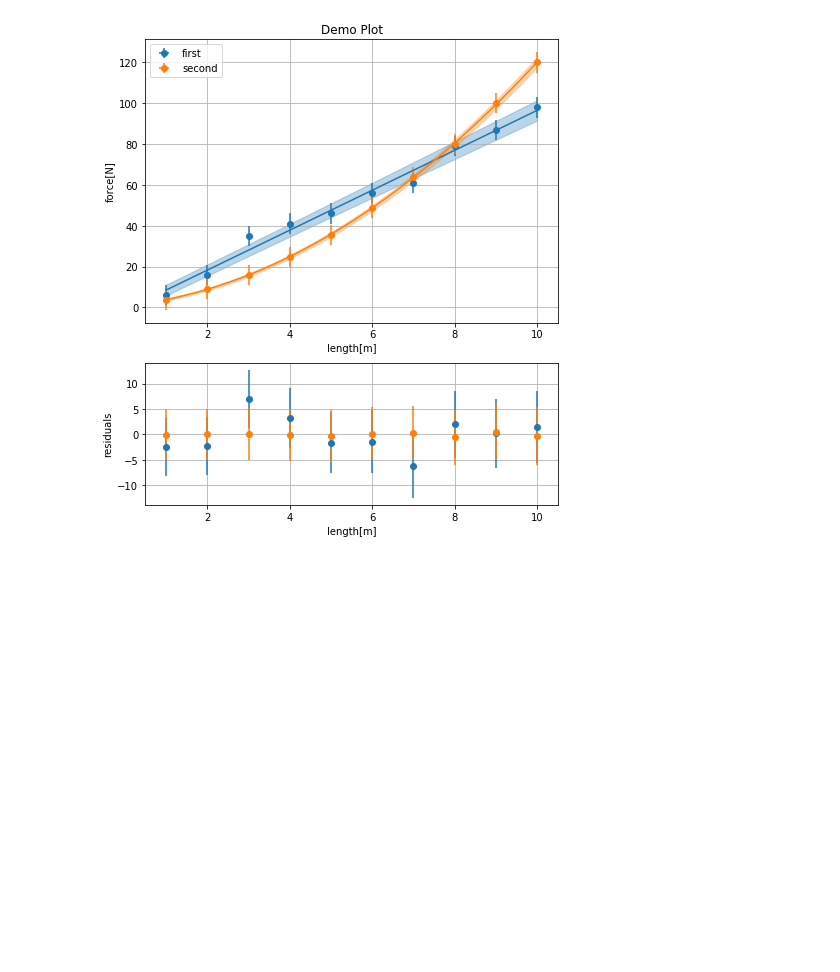
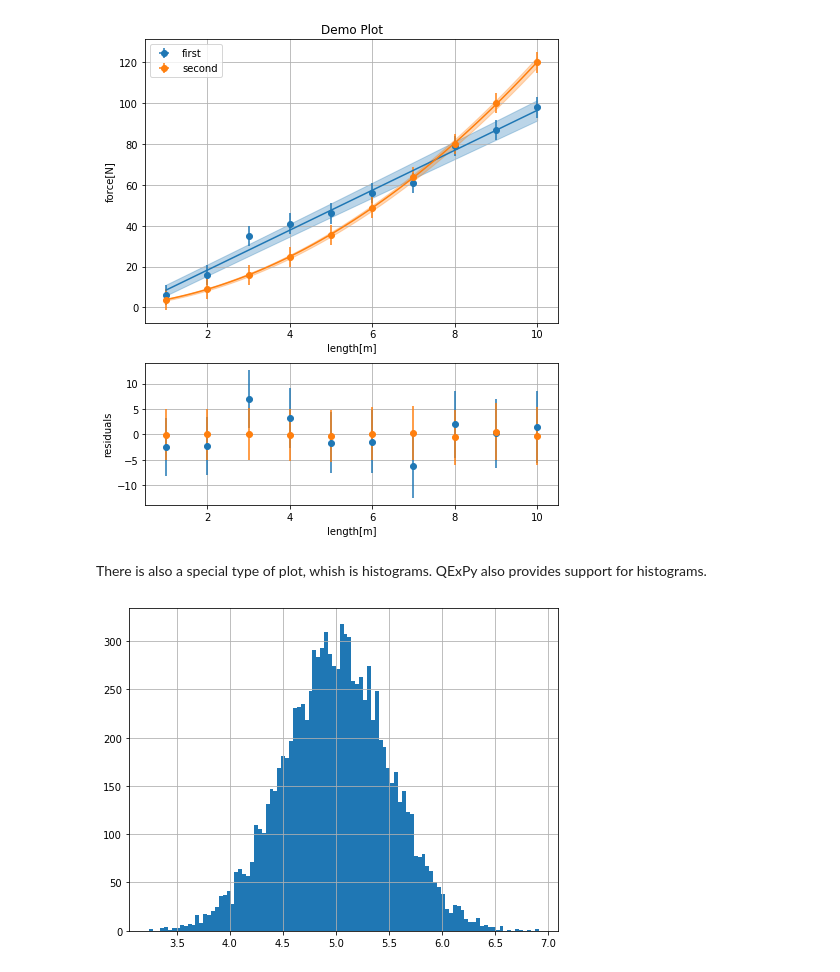
Before and after one commit to Queens-Physics/qexpy, a Jupyter notebook: examples/plotting_and_fitting.ipynb, the cells around one changed output. Cells and saved outputs as stored; diff of their text form; code cells hidden in the pictures; blank space fills up the shorter version.

Commit message:
Add capabilities to add fit to histograms
Added abstract interface FitTarget, which both XYDataSetOnPlot and
HistogramOnPlot implements, modifying fit code against the FitTarget
interface.

```diff
--- a/examples/plotting_and_fitting.ipynb
+++ b/examples/plotting_and_fitting.ipynb
@@ -79,3 +79,16 @@ figure.legend()
 figure.show()
 # %% [output]
 [figure]
+# %% [markdown]
+There is also a special type of plot, whish is histograms. QExPy also provides support for histograms.
+# %%
+# first let's generate a bunch of random numbers
+import numpy as np
+samples = np.random.normal(5, 0.5, 10000)
+
+# let's plot it out as a histogram
+n, bins, figure = plt.hist(samples, bins=100)
+
+figure.show()
+# %% [output]
+[figure, added]
```
Also changed, not shown: parts of 1 cell of this notebook, 4 other files.
